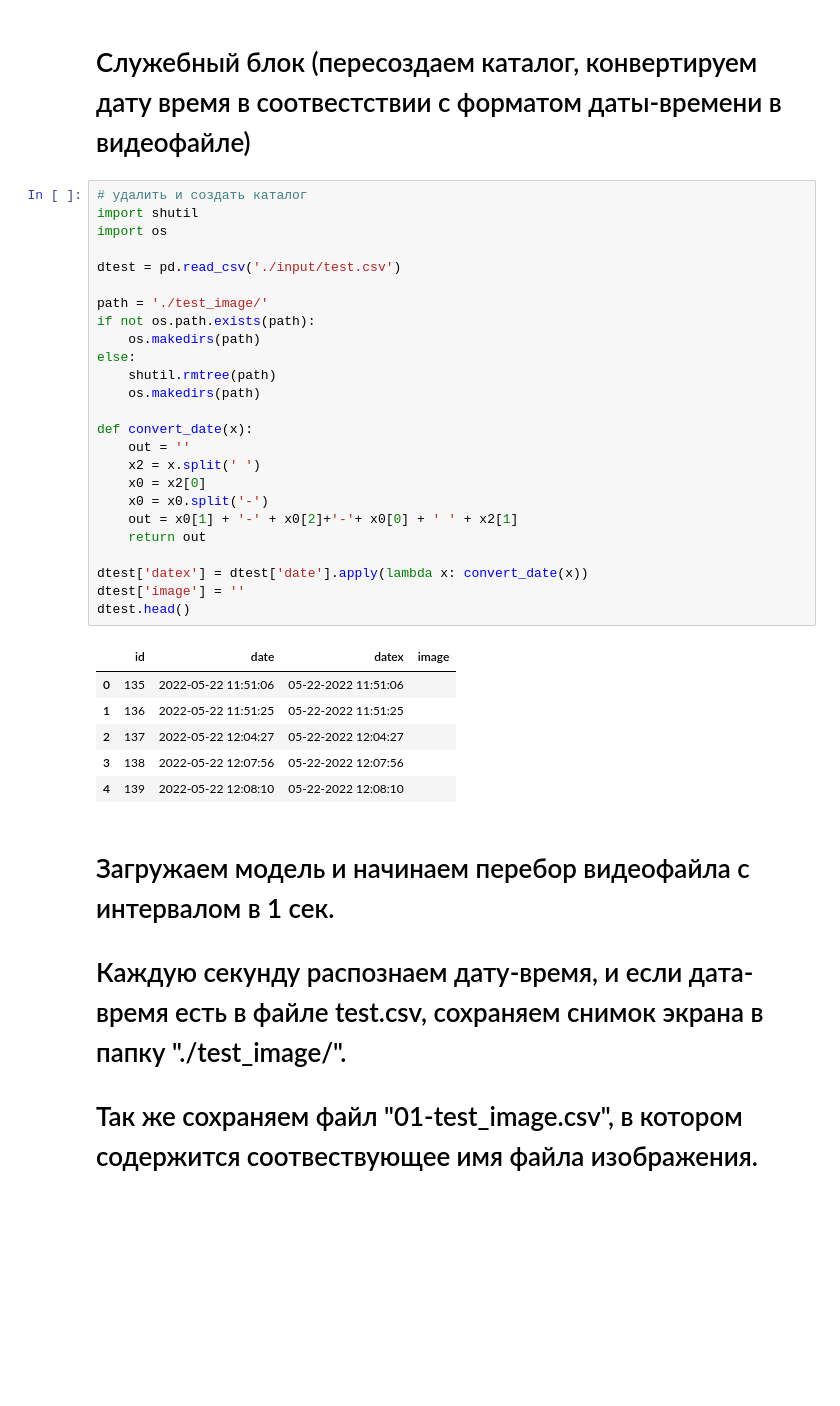
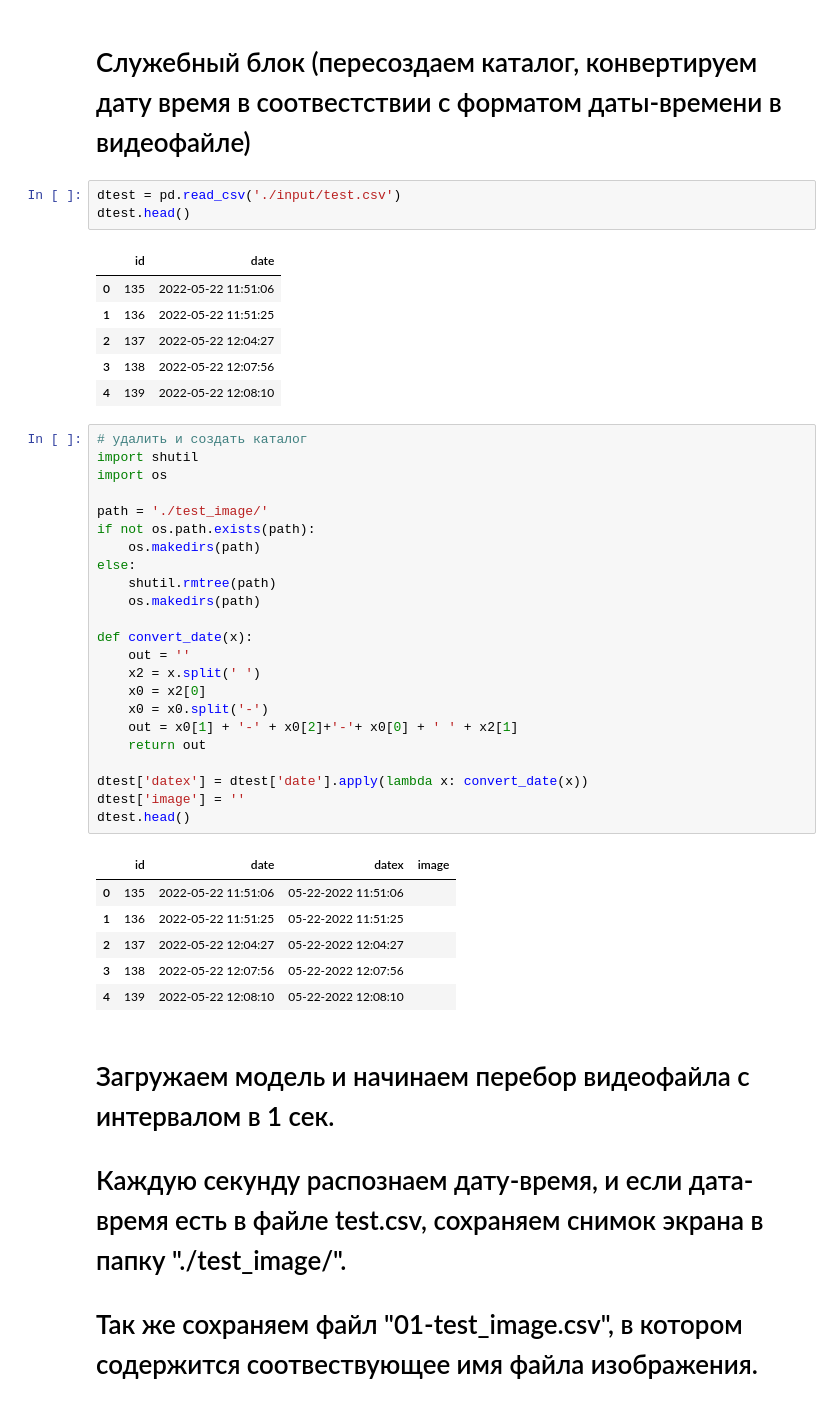
Before and after one commit to VladKhv/Irkutsk_2022, a Jupyter notebook: 01-test_image.ipynb, the cells around one changed output. Drawn from its saved outputs; the diff is of its cells as text; blank space fills up the shorter version.

```diff
--- a/01-test_image.ipynb
+++ b/01-test_image.ipynb
@@ -137,11 +146,19 @@ plt.show()
 # %% [markdown]
 # Служебный блок (пересоздаем каталог, конвертируем дату время в соотвестствии с форматом даты-времени в видеофайле)
+# %%
+dtest = pd.read_csv('./input/test.csv')
+dtest.head()
+# %% [output]
+|  | id | date |
+| 0 | 135 | 2022-05-22 11:51:06 |
+| 1 | 136 | 2022-05-22 11:51:25 |
+| 2 | 137 | 2022-05-22 12:04:27 |
+| 3 | 138 | 2022-05-22 12:07:56 |
+| 4 | 139 | 2022-05-22 12:08:10 |
 # %%
 # удалить и создать каталог
 import shutil
 import os
-
-dtest = pd.read_csv('./input/test.csv')
 
 path = './test_image/'
 if not os.path.exists(path):
```
Also changed, not shown: parts of 5 cells of this notebook.
